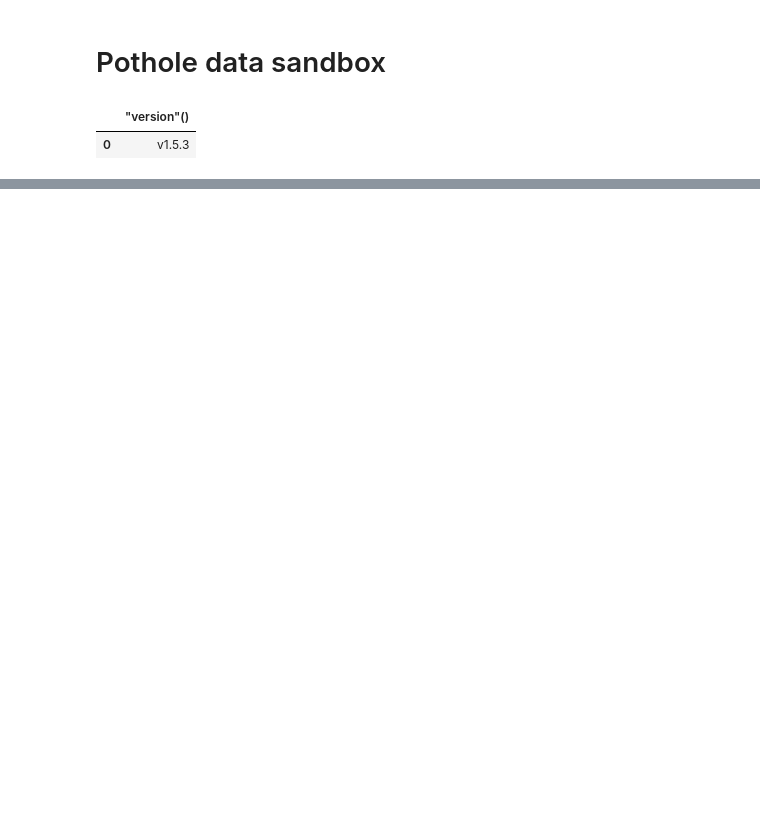
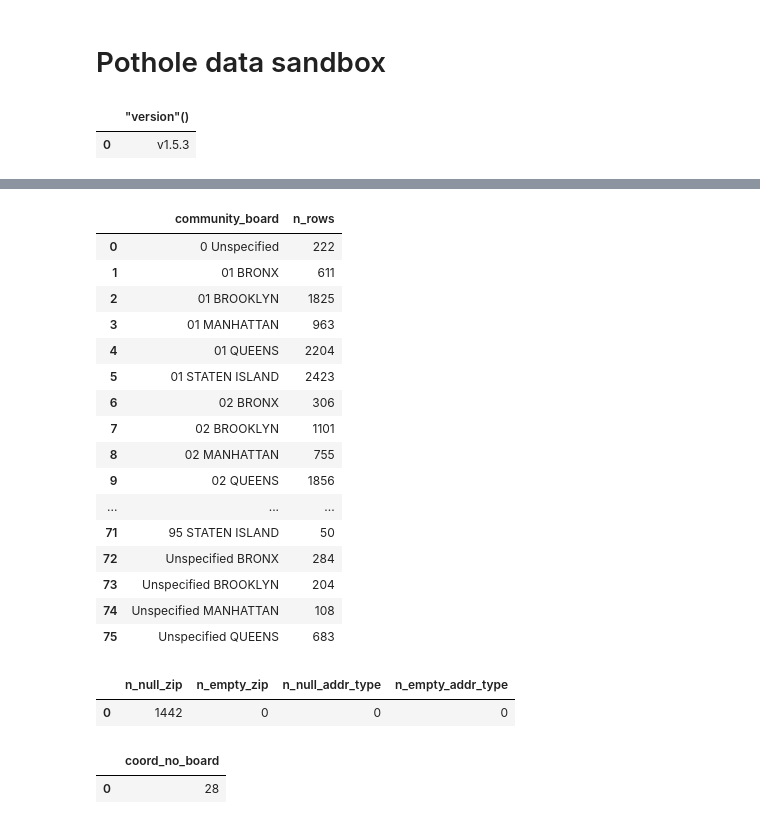
Before and after one commit to amnion/nyc-potholes, a Jupyter notebook: sandbox.ipynb, the cells around one changed output, grey strips where cells are left out. Saved outputs shown, nothing was run; the diff lists cells and outputs as text; code cells hidden in the pictures; blank space fills up the shorter version.

```diff
--- a/sandbox.ipynb
+++ b/sandbox.ipynb
@@ -66,0 +204,48 @@ con.sql("""
+# %%
+pd.set_option('display.max_rows', None)
+
+con.sql("""
+    SELECT community_board, COUNT(*) as n_rows
+    FROM raw_311
+    GROUP BY community_board
+    ORDER BY community_board
+""").df()
+# %% [output]
+|  | community_board | n_rows |
+| 0 | 0 Unspecified | 222 |
+| 1 | 01 BRONX | 611 |
+| 2 | 01 BROOKLYN | 1825 |
+| 3 | 01 MANHATTAN | 963 |
+| 4 | 01 QUEENS | 2204 |
+| 5 | 01 STATEN ISLAND | 2423 |
+| 6 | 02 BRONX | 306 |
+| 7 | 02 BROOKLYN | 1101 |
+| 8 | 02 MANHATTAN | 755 |
+| 9 | 02 QUEENS | 1856 |
+| ... | ... | ... |
+| 71 | 95 STATEN ISLAND | 50 |
+| 72 | Unspecified BRONX | 284 |
+| 73 | Unspecified BROOKLYN | 204 |
+| 74 | Unspecified MANHATTAN | 108 |
+| 75 | Unspecified QUEENS | 683 |
+# %%
+con.sql("""
+    SELECT
+        COUNT(*) FILTER (WHERE incident_zip IS NULL) AS n_null_zip,
+        COUNT(*) FILTER (WHERE incident_zip = '') AS n_empty_zip,
+        COUNT(*) FILTER (WHERE address_type IS NULL) AS n_null_addr_type,
+        COUNT(*) FILTER (WHERE address_type = '') AS n_empty_addr_type
+    FROM raw_311
+""").df()
+# %% [output]
+|  | n_null_zip | n_empty_zip | n_null_addr_type | n_empty_addr_type |
+| 0 | 1442 | 0 | 0 | 0 |
+# %%
+con.sql("""
+    SELECT
+        COUNT(*) FILTER (WHERE community_board LIKE '0 %' AND latitude IS NOT NULL) AS coord_no_board,
+    FROM raw_311
+""").df()
+# %% [output]
+|  | coord_no_board |
+| 0 | 28 |
```
Also changed, not shown: parts of 16 cells of this notebook, 10 other files.
